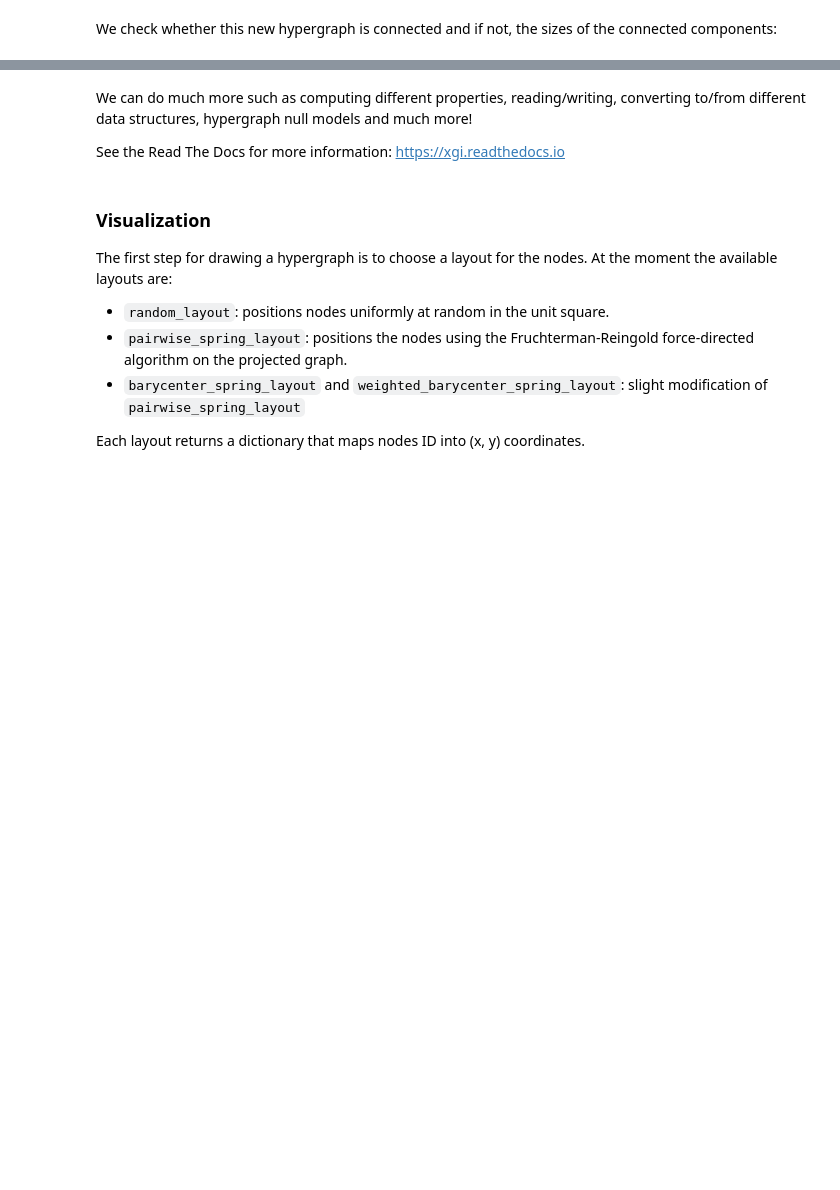
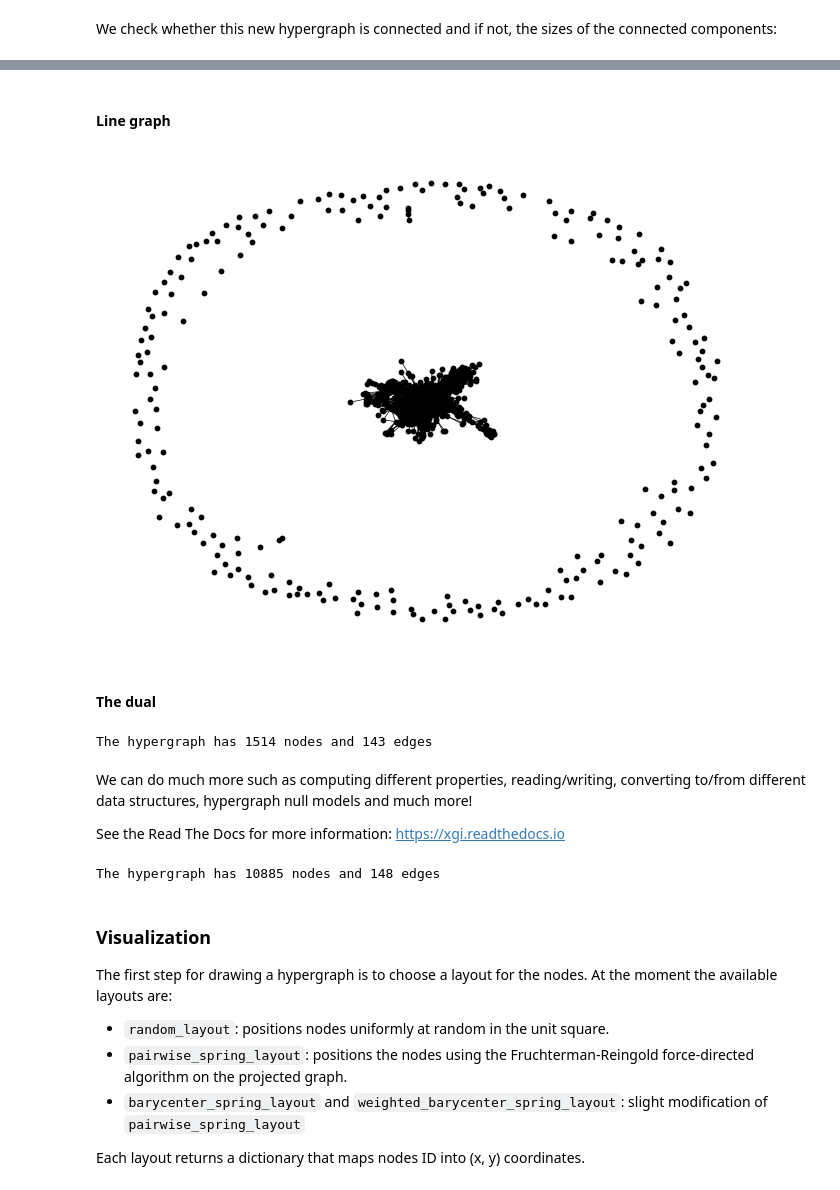
Before and after one commit to xgi-org/xgi, a Jupyter notebook: tutorials/quickstart.ipynb, the cells around one changed output, grey strips where cells are left out. Saved outputs shown, nothing was run; the diff lists cells and outputs as text; code cells hidden in the pictures; blank space fills up the shorter version.

```diff
--- a/tutorials/quickstart.ipynb
+++ b/tutorials/quickstart.ipynb
@@ -109,7 +167,26 @@ if not connected:
+# %% [markdown]
+#### Line graph
+# %%
+G = xgi.to_line_graph(H_enron_cleaned, s=2)
+nx.draw(G, node_color="black", node_size=10, width=0.5)
+# %% [output]
+[figure, added]
+# %% [markdown]
+#### The dual
+# %%
+D = H_enron_cleaned.dual()
+print(f"The hypergraph has {D.num_nodes} nodes and {D.num_edges} edges")
+# %% [output]
+The hypergraph has 1514 nodes and 143 edges
 # %% [markdown]
 We can do much more such as computing different properties, reading/writing, converting to/from different data structures, hypergraph null models and much more!
 
 See the Read The Docs for more information: https://xgi.readthedocs.io
+# %%
+D = H_enron.dual()
+print(f"The hypergraph has {D.num_nodes} nodes and {D.num_edges} edges")
+# %% [output]
+The hypergraph has 10885 nodes and 148 edges
 # %% [markdown]
 ### Visualization
 
```
Also changed, not shown: parts of 41 cells of this notebook, 1 other file.
